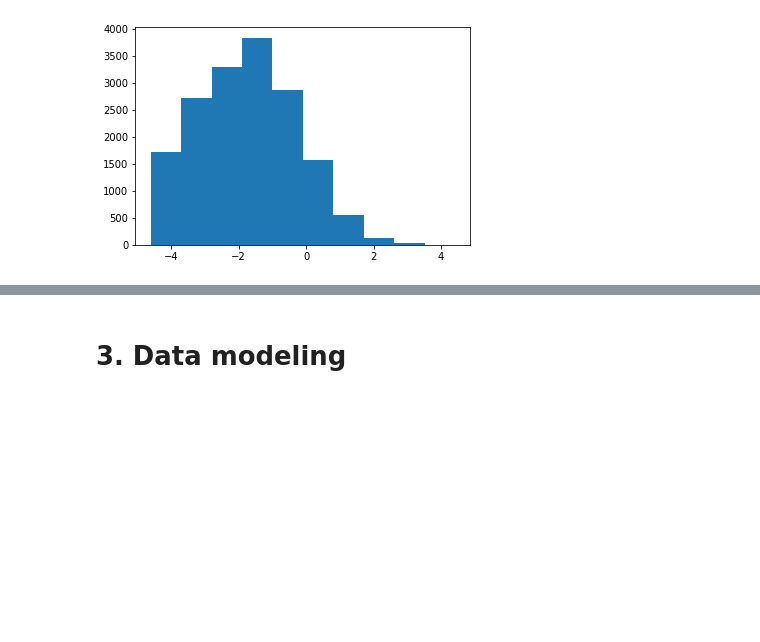
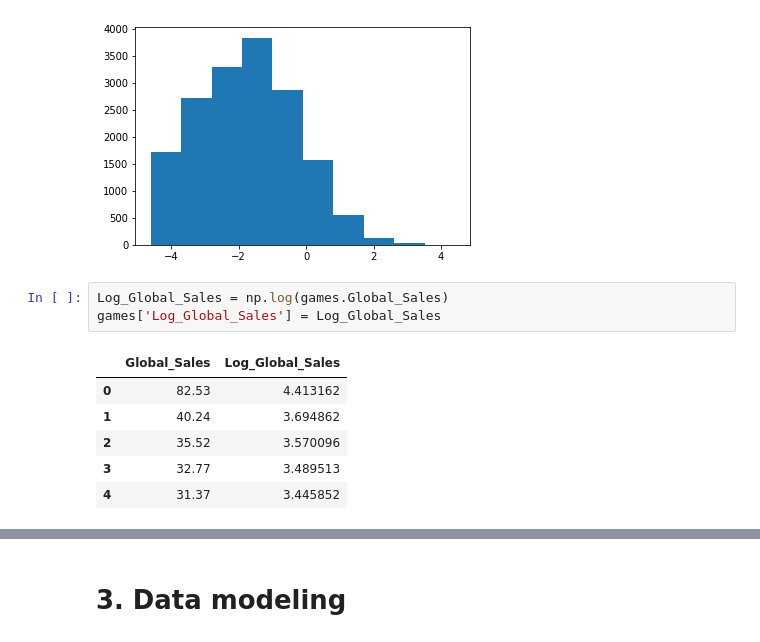
Before and after one commit to lluc507/Stats131Project, a Jupyter notebook: Final Project.ipynb, the cells around one changed output, grey strips where cells are left out. Cells and saved outputs as stored; diff of their text form; blank space fills up the shorter version.

```diff
--- a/Final Project.ipynb
+++ b/Final Project.ipynb
@@ -235,3 +235,13 @@ plt.hist(np.log(games.Global_Sales))
 plt.show()
 # %% [output]
 [figure]
+# %%
+Log_Global_Sales = np.log(games.Global_Sales)
+games['Log_Global_Sales'] = Log_Global_Sales
+# %% [output]
+|  | Global_Sales | Log_Global_Sales |
+| 0 | 82.53 | 4.413162 |
+| 1 | 40.24 | 3.694862 |
+| 2 | 35.52 | 3.570096 |
+| 3 | 32.77 | 3.489513 |
+| 4 | 31.37 | 3.445852 |
```
Also changed, not shown: parts of 4 cells of this notebook.
